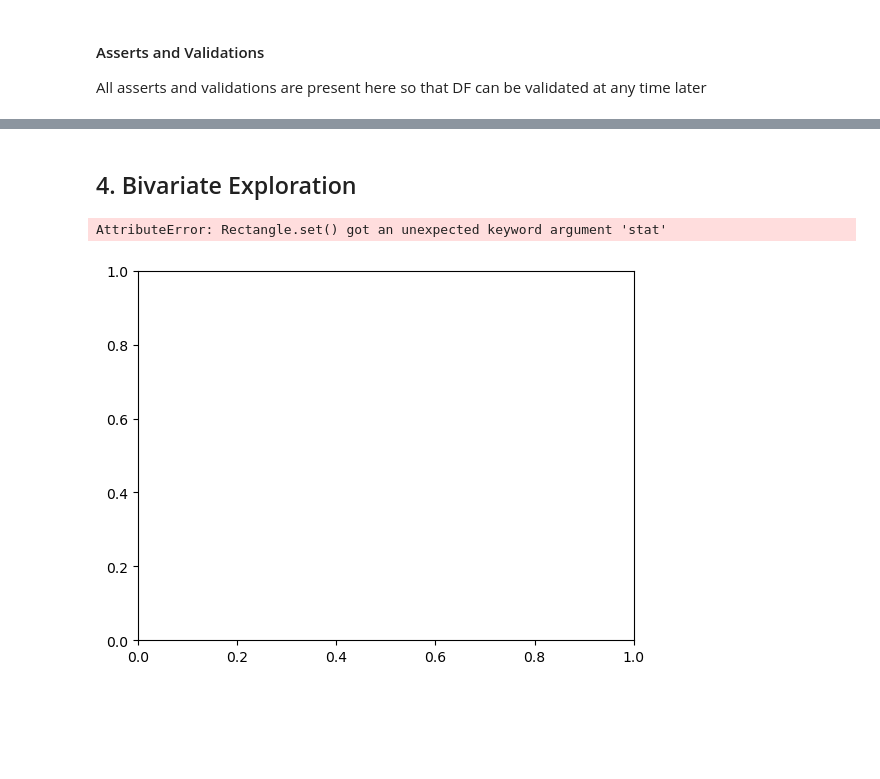
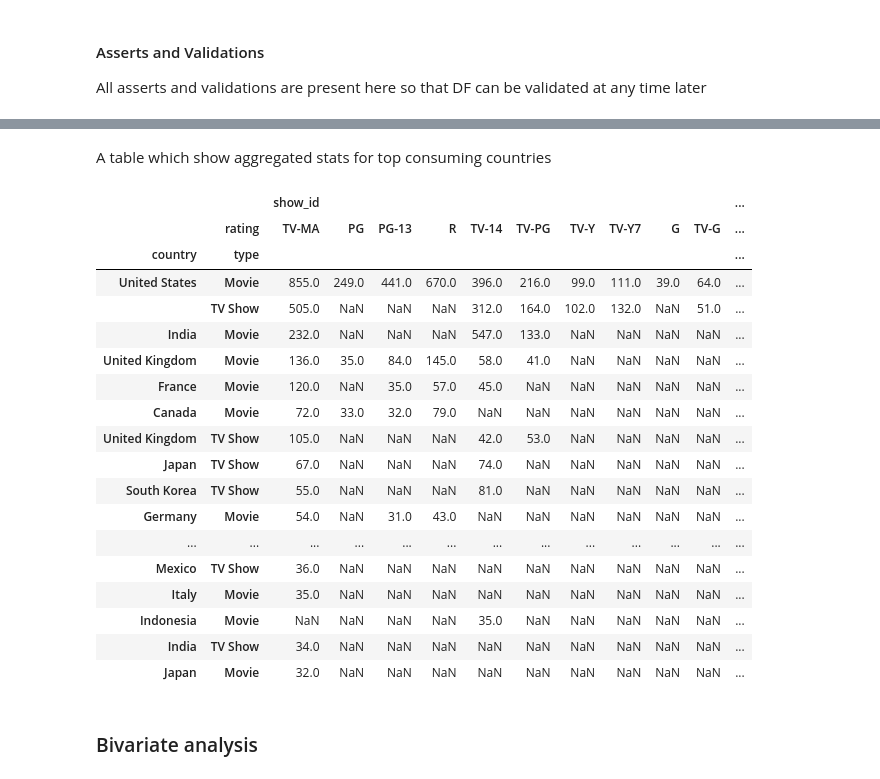
Before and after one commit to jyothisable/netflix, a Jupyter notebook: EDA.ipynb, the cells around one changed output, grey strips where cells are left out. Cells and saved outputs as stored; diff of their text form; code cells hidden in the pictures; blank space fills up the shorter version.

```diff
--- a/EDA.ipynb
+++ b/EDA.ipynb
@@ -476,34 +603,34 @@ plot_top_cat(nf_df,'delay_in_release')
+# %% [markdown]
+A table which show aggregated stats for top consuming countries
+# %%
+nf_df_loc = nf_df[['show_id','type','rating','country']].drop_duplicates()
+nf_df_loc_cnt = nf_df_loc.groupby(['country','type','rating'])[['show_id']].count()
+nf_df_loc_cnt =nf_df_loc_cnt[nf_df_loc_cnt['show_id'] > 30].unstack('rating')
+nf_df_loc_cnt['sum'] = nf_df_loc_cnt.sum(axis=1)
+nf_df_loc_cnt = nf_df_loc_cnt.sort_values('sum',ascending=False)
+nf_df_loc_cnt
+# %% [output]
+|  |  | show_id |  |  |  |  |  |  |  |  |  | ... |
+|  | rating | TV-MA | PG | PG-13 | R | TV-14 | TV-PG | TV-Y | TV-Y7 | G | TV-G | ... |
+| country | type |  |  |  |  |  |  |  |  |  |  | ... |
+| United States | Movie | 855.0 | 249.0 | 441.0 | 670.0 | 396.0 | 216.0 | 99.0 | 111.0 | 39.0 | 64.0 | ... |
+|  | TV Show | 505.0 | NaN | NaN | NaN | 312.0 | 164.0 | 102.0 | 132.0 | NaN | 51.0 | ... |
+| India | Movie | 232.0 | NaN | NaN | NaN | 547.0 | 133.0 | NaN | NaN | NaN | NaN | ... |
+| United Kingdom | Movie | 136.0 | 35.0 | 84.0 | 145.0 | 58.0 | 41.0 | NaN | NaN | NaN | NaN | ... |
+| France | Movie | 120.0 | NaN | 35.0 | 57.0 | 45.0 | NaN | NaN | NaN | NaN | NaN | ... |
+| Canada | Movie | 72.0 | 33.0 | 32.0 | 79.0 | NaN | NaN | NaN | NaN | NaN | NaN | ... |
+| United Kingdom | TV Show | 105.0 | NaN | NaN | NaN | 42.0 | 53.0 | NaN | NaN | NaN | NaN | ... |
+| Japan | TV Show | 67.0 | NaN | NaN | NaN | 74.0 | NaN | NaN | NaN | NaN | NaN | ... |
+| South Korea | TV Show | 55.0 | NaN | NaN | NaN | 81.0 | NaN | NaN | NaN | NaN | NaN | ... |
+| Germany | Movie | 54.0 | NaN | 31.0 | 43.0 | NaN | NaN | NaN | NaN | NaN | NaN | ... |
+| ... | ... | ... | ... | ... | ... | ... | ... | ... | ... | ... | ... | ... |
+| Mexico | TV Show | 36.0 | NaN | NaN | NaN | NaN | NaN | NaN | NaN | NaN | NaN | ... |
+| Italy | Movie | 35.0 | NaN | NaN | NaN | NaN | NaN | NaN | NaN | NaN | NaN | ... |
+| Indonesia | Movie | NaN | NaN | NaN | NaN | 35.0 | NaN | NaN | NaN | NaN | NaN | ... |
+| India | TV Show | 34.0 | NaN | NaN | NaN | NaN | NaN | NaN | NaN | NaN | NaN | ... |
+| Japan | Movie | 32.0 | NaN | NaN | NaN | NaN | NaN | NaN | NaN | NaN | NaN | ... |
 # %% [markdown]
-## 4. Bivariate Exploration
+### Bivariate analysis
-# %%
-# function to count plot 2 categorical variables after removing duplicates
-def plot_2cat_counts(df, category1, category2, top_n=30):
-    # Filter DataFrame to include only unique combinations of 'show_id', category1, and 'country'
-    df = df[[category1, category2, 'show_id']].drop_duplicates()
-
-    # Count occurrences of each country and select the top n
-    df_count = df[category1].value_counts().head(top_n) # default sorted by descending order count
-
-    # Filter the DataFrame to include only the top n countries
-    df = df[df[category1].isin(df_count.index)]
-
-    # Plot the counts using Seaborn's catplot
-    sns.countplot(data=df,
-                y=category1,
-                # kind='count',
-                stat ='percent',
-                hue=category2,
-                order=df_count.index,
-                dodge=False)
-
-    # Show the plot
-    plt.show()
-
-plot_2cat_counts(nf_df,'country','type')
-plot_2cat_counts(nf_df,'country','rating')
-# %% [output]
-AttributeError: Rectangle.set() got an unexpected keyword argument 'stat'
-[figure, removed]
 # %%
 sns.catplot(data = nf_df_date_added,
             kind = 'count',
```
Also changed, not shown: parts of 18 cells of this notebook.
